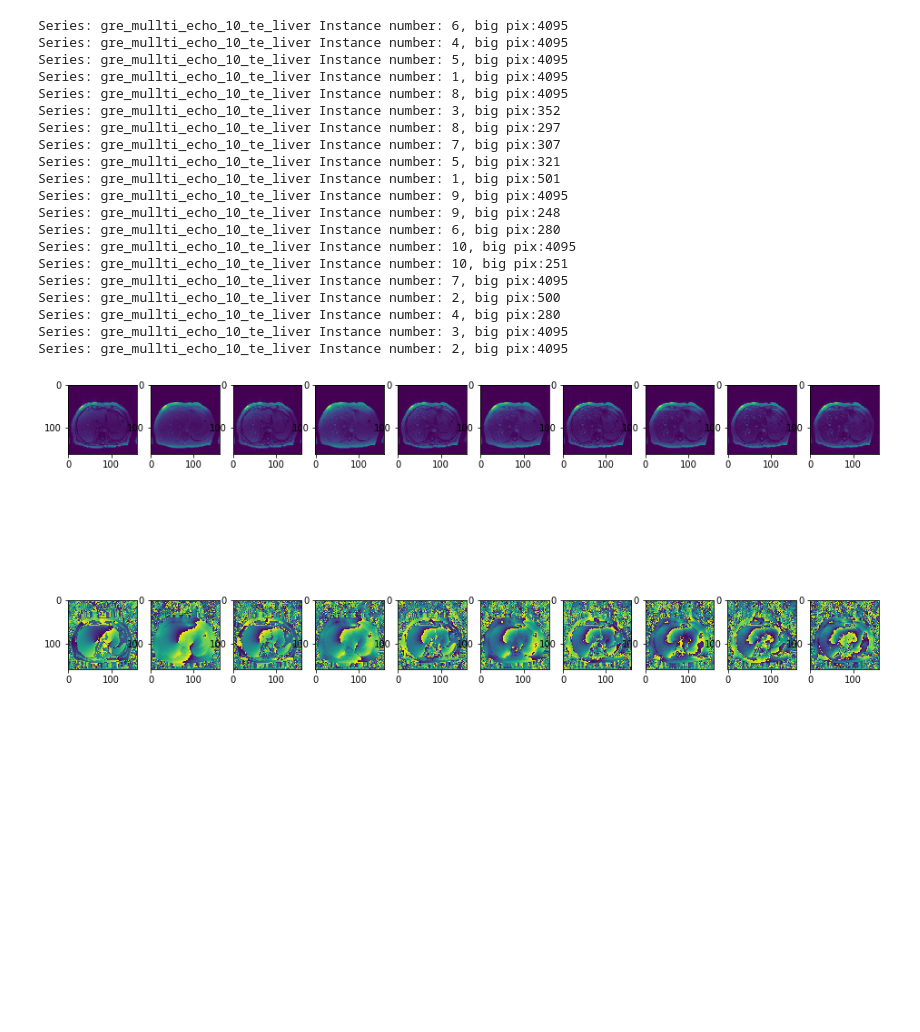
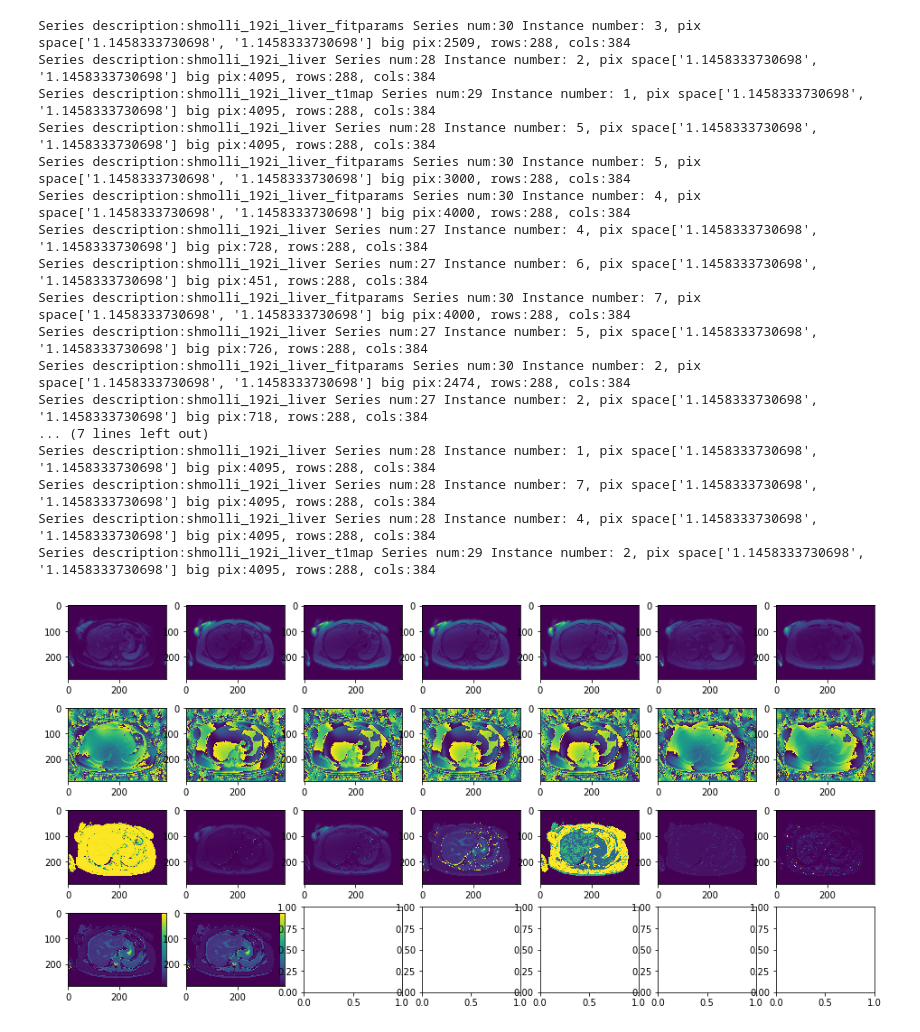
Before and after one commit to broadinstitute/ml4h, a Jupyter notebook: notebooks/mri_liver_sketch.ipynb, the cells around one changed output. Saved outputs shown, nothing was run; the diff lists cells and outputs as text; code cells hidden in the pictures; blank space fills up the shorter version.

Commit message:
liver mri nbk

```diff
--- a/notebooks/mri_liver_sketch.ipynb
+++ b/notebooks/mri_liver_sketch.ipynb
@@ -8,0 +66,13 @@ import matplotlib.pyplot as plt
+# %%
+_, axes = plt.subplots(6, 6, figsize=(16, 16))
+for dcm_file in os.listdir(dcm_dir):
+    if not dcm_file.endswith('.dcm'):
+        continue
+    dcm = pydicom.read_file(dcm_dir + dcm_file)
+    row = 0
+    if dcm.LargestImagePixelValue > 1024:
+        row = 1
+        continue
+    print(f"Series: {dcm.SeriesDescription.lower().replace(' ', '_')}, Instance number: {dcm.InstanceNumber}, dcm series {dcm.SeriesNumber} big pix:{dcm.LargestImagePixelValue}")
+    ideal_index = 6*(dcm.InstanceNumber-1) + ((dcm.SeriesNumber-37)//2)
+    axes[ideal_index//6, ideal_index%6].imshow(dcm.pixel_array)
@@ -29,11 +118,14 @@ Archive:  ./dcm_scratch/1098695_20203_2_0.zip
   inflating: ./dcm_scratch/1.3.12.2.1107.5.2.18.41754.2015062314253358149338546.dcm
   inflating: ./dcm_scratch/1.3.12.2.1107.5.2.18.41754.2015062314253360672938555.dcm
 # %%
-dcm_dir = './dcm_scratch/'
+_, axes = plt.subplots(2, 10, figsize=(16, 8))
 for dcm_file in os.listdir(dcm_dir):
     if not dcm_file.endswith('.dcm'):
         continue
+    row = 0
     dcm = pydicom.read_file(dcm_dir + dcm_file)
-    print(dcm)
-    break
+    print(f"Series: {dcm.SeriesDescription.lower().replace(' ', '_')} Instance number: {dcm.InstanceNumber}, pix space{dcm.PixelSpacing} big pix:{dcm.LargestImagePixelValue}")
+    if dcm.LargestImagePixelValue > 1024:
+        row = 1
+    axes[row, dcm.InstanceNumber-1].imshow(dcm.pixel_array)
 # %% [output]
@@ -57,33 +175,35 @@ for dcm_file in os.listdir(dcm_dir):
 # %%
-_, axes = plt.subplots(2, 10, figsize=(16, 8))
+_, axes = plt.subplots(4, 7, figsize=(16, 8))
 for dcm_file in os.listdir(dcm_dir):
     if not dcm_file.endswith('.dcm'):
         continue
     row = 0
     dcm = pydicom.read_file(dcm_dir + dcm_file)
-    print(f"Series: {dcm.SeriesDescription.lower()} Instance number: {dcm.InstanceNumber}, big pix:{dcm.LargestImagePixelValue}")
-    if dcm.LargestImagePixelValue > 1024:
+    print(f"Series description:{dcm.SeriesDescription.lower().replace(' ', '_')} Series num:{dcm.SeriesNumber} Instance number: {dcm.InstanceNumber}, pix space{dcm.PixelSpacing} big pix:{dcm.LargestImagePixelValue}, rows:{dcm.Rows}, cols:{dcm.Columns}")
+
+    if 'fitparams' in dcm.SeriesDescription.lower():
+        row = 2
+    elif 't1map' in dcm.SeriesDescription.lower():
+        row = 3
+    elif dcm.LargestImagePixelValue > 1024:
         row = 1
     axes[row, dcm.InstanceNumber-1].imshow(dcm.pixel_array)
 # %% [output]
-Series: gre_mullti_echo_10_te_liver Instance number: 6, big pix:4095
-Series: gre_mullti_echo_10_te_liver Instance number: 4, big pix:4095
-Series: gre_mullti_echo_10_te_liver Instance number: 5, big pix:4095
-Series: gre_mullti_echo_10_te_liver Instance number: 1, big pix:4095
-Series: gre_mullti_echo_10_te_liver Instance number: 8, big pix:4095
-Series: gre_mullti_echo_10_te_liver Instance number: 3, big pix:352
-Series: gre_mullti_echo_10_te_liver Instance number: 8, big pix:297
-Series: gre_mullti_echo_10_te_liver Instance number: 7, big pix:307
-Series: gre_mullti_echo_10_te_liver Instance number: 5, big pix:321
-Series: gre_mullti_echo_10_te_liver Instance number: 1, big pix:501
-Series: gre_mullti_echo_10_te_liver Instance number: 9, big pix:4095
-Series: gre_mullti_echo_10_te_liver Instance number: 9, big pix:248
-Series: gre_mullti_echo_10_te_liver Instance number: 6, big pix:280
-Series: gre_mullti_echo_10_te_liver Instance number: 10, big pix:4095
-Series: gre_mullti_echo_10_te_liver Instance number: 10, big pix:251
-Series: gre_mullti_echo_10_te_liver Instance number: 7, big pix:4095
-Series: gre_mullti_echo_10_te_liver Instance number: 2, big pix:500
-Series: gre_mullti_echo_10_te_liver Instance number: 4, big pix:280
-Series: gre_mullti_echo_10_te_liver Instance number: 3, big pix:4095
-Series: gre_mullti_echo_10_te_liver Instance number: 2, big pix:4095
+Series description:shmolli_192i_liver_fitparams Series num:30 Instance number: 3, pix space['1.1458333730698', '1.1458333730698'] big pix:2509, rows:288, cols:384
+Series description:shmolli_192i_liver Series num:28 Instance number: 2, pix space['1.1458333730698', '1.1458333730698'] big pix:4095, rows:288, cols:384
+Series description:shmolli_192i_liver_t1map Series num:29 Instance number: 1, pix space['1.1458333730698', '1.1458333730698'] big pix:4095, rows:288, cols:384
+Series description:shmolli_192i_liver Series num:28 Instance number: 5, pix space['1.1458333730698', '1.1458333730698'] big pix:4095, rows:288, cols:384
+Series description:shmolli_192i_liver_fitparams Series num:30 Instance number: 5, pix space['1.1458333730698', '1.1458333730698'] big pix:3000, rows:288, cols:384
+Series description:shmolli_192i_liver_fitparams Series num:30 Instance number: 4, pix space['1.1458333730698', '1.1458333730698'] big pix:4000, rows:288, cols:384
+Series description:shmolli_192i_liver Series num:27 Instance number: 4, pix space['1.1458333730698', '1.1458333730698'] big pix:728, rows:288, cols:384
+Series description:shmolli_192i_liver Series num:27 Instance number: 6, pix space['1.1458333730698', '1.1458333730698'] big pix:451, rows:288, cols:384
+Series description:shmolli_192i_liver_fitparams Series num:30 Instance number: 7, pix space['1.1458333730698', '1.1458333730698'] big pix:4000, rows:288, cols:384
+Series description:shmolli_192i_liver Series num:27 Instance number: 5, pix space['1.1458333730698', '1.1458333730698'] big pix:726, rows:288, cols:384
+Series description:shmolli_192i_liver_fitparams Series num:30 Instance number: 2, pix space['1.1458333730698', '1.1458333730698'] big pix:2474, rows:288, cols:384
+Series description:shmolli_192i_liver Series num:27 Instance number: 2, pix space['1.1458333730698', '1.1458333730698'] big pix:718, rows:288, cols:384
+... (7 lines left out)
+Series description:shmolli_192i_liver Series num:28 Instance number: 1, pix space['1.1458333730698', '1.1458333730698'] big pix:4095, rows:288, cols:384
+Series description:shmolli_192i_liver Series num:28 Instance number: 7, pix space['1.1458333730698', '1.1458333730698'] big pix:4095, rows:288, cols:384
+Series description:shmolli_192i_liver Series num:28 Instance number: 4, pix space['1.1458333730698', '1.1458333730698'] big pix:4095, rows:288, cols:384
+Series description:shmolli_192i_liver_t1map Series num:29 Instance number: 2, pix space['1.1458333730698', '1.1458333730698'] big pix:4095, rows:288, cols:384
-[figure, old version]
+[figure, new version]
```
Also changed, not shown: parts of 7 cells of this notebook.
